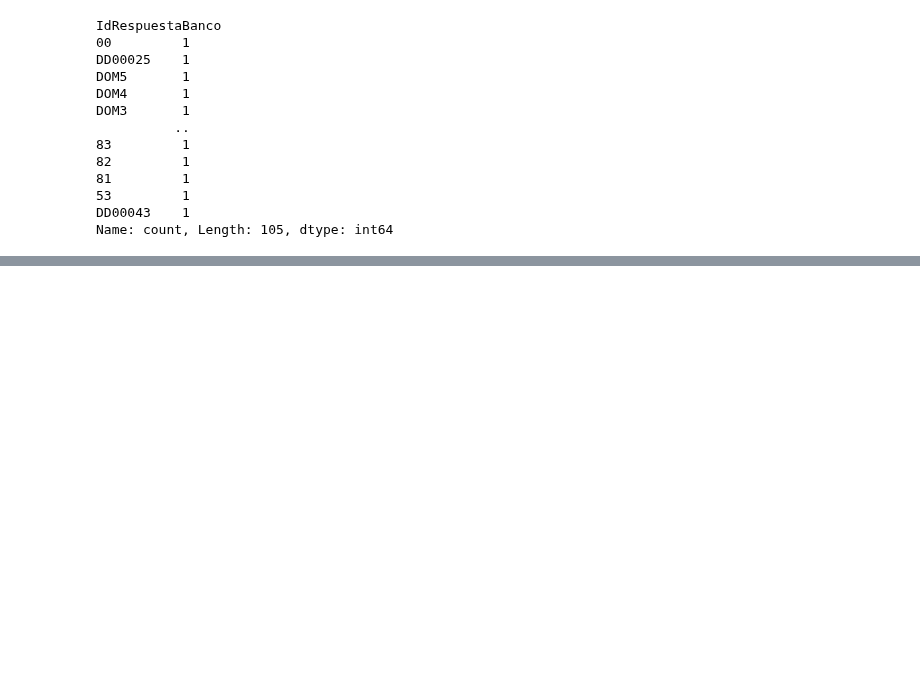
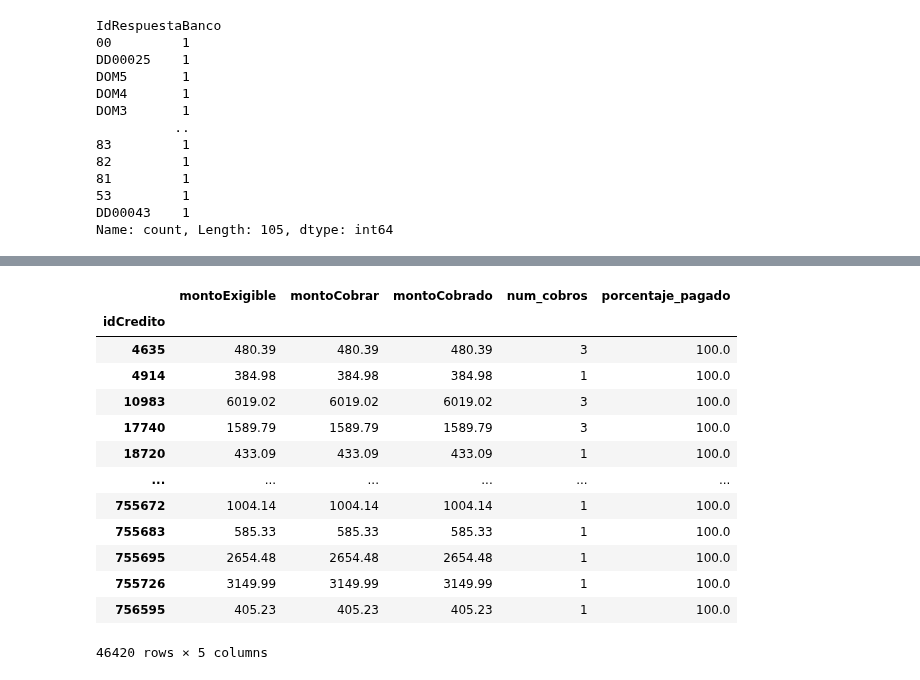
Before and after one commit to allfunso/Qubitos-Datathon, a Jupyter notebook: experiments_JP.ipynb, the cells around one changed output, grey strips where cells are left out. Saved outputs shown, nothing was run; the diff lists cells and outputs as text; code cells hidden in the pictures; blank space fills up the shorter version.

```diff
--- a/experiments_JP.ipynb
+++ b/experiments_JP.ipynb
@@ -140,0 +113,17 @@ df_detalle
+# %%
+estadistica_final
+# %% [output]
+|  | montoExigible | montoCobrar | montoCobrado | num_cobros | porcentaje_pagado |
+| idCredito |  |  |  |  |  |
+| 4635 | 480.39 | 480.39 | 480.39 | 3 | 100.0 |
+| 4914 | 384.98 | 384.98 | 384.98 | 1 | 100.0 |
+| 10983 | 6019.02 | 6019.02 | 6019.02 | 3 | 100.0 |
+| 17740 | 1589.79 | 1589.79 | 1589.79 | 3 | 100.0 |
+| 18720 | 433.09 | 433.09 | 433.09 | 1 | 100.0 |
+| ... | ... | ... | ... | ... | ... |
+| 755672 | 1004.14 | 1004.14 | 1004.14 | 1 | 100.0 |
+| 755683 | 585.33 | 585.33 | 585.33 | 1 | 100.0 |
+| 755695 | 2654.48 | 2654.48 | 2654.48 | 1 | 100.0 |
+| 755726 | 3149.99 | 3149.99 | 3149.99 | 1 | 100.0 |
+| 756595 | 405.23 | 405.23 | 405.23 | 1 | 100.0 |
+46420 rows × 5 columns
```
Also changed, not shown: parts of 17 cells of this notebook.
